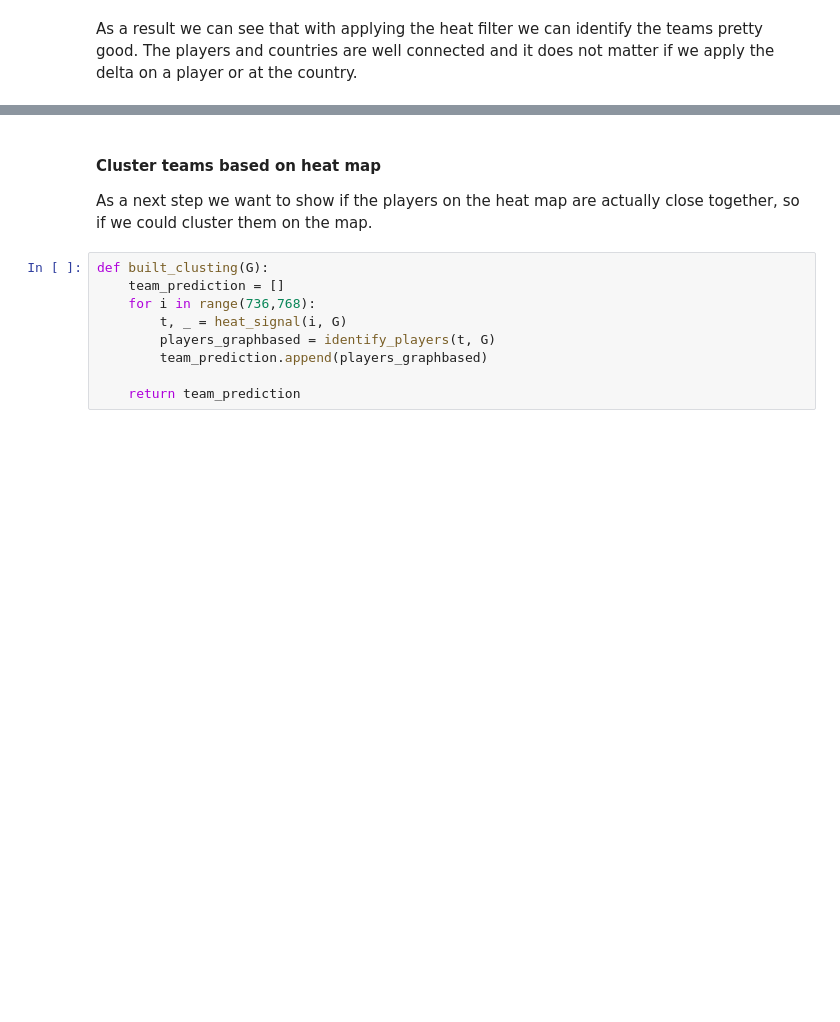
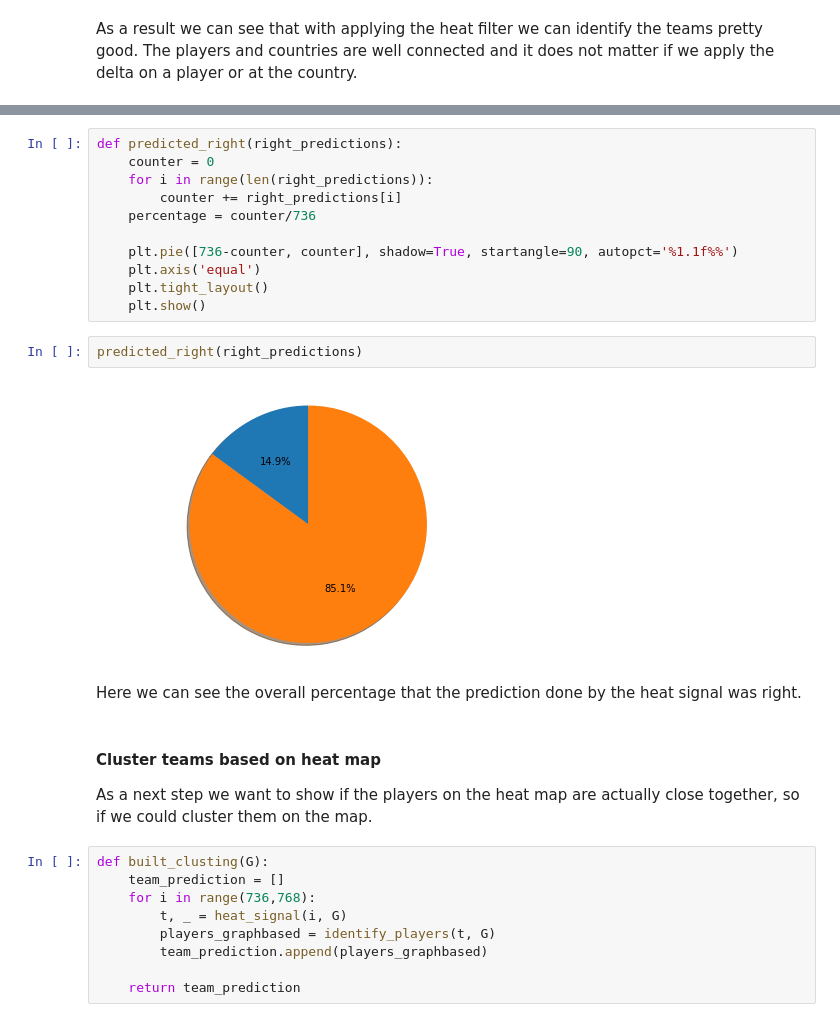
Before and after one commit to ProjectNTDS/Network_World_Cup_Analysis, a Jupyter notebook: Task4.ipynb, the cells around one changed output, grey strips where cells are left out. Cells and saved outputs as stored; diff of their text form; blank space fills up the shorter version.

```diff
--- a/Task4.ipynb
+++ b/Task4.ipynb
@@ -234,3 +277,20 @@ As a result we can see that with applying the heat filter we can identify the te
+# %%
+def predicted_right(right_predictions):
+    counter = 0
+    for i in range(len(right_predictions)):
+        counter += right_predictions[i]
+    percentage = counter/736
+
+    plt.pie([736-counter, counter], shadow=True, startangle=90, autopct='%1.1f%%')
+    plt.axis('equal')
+    plt.tight_layout()
+    plt.show()
+# %%
+predicted_right(right_predictions)
+# %% [output]
+[figure, added]
+# %% [markdown]
+Here we can see the overall percentage that the prediction done by the heat signal was right.
 # %% [markdown]
 #### Cluster teams based on heat map
 As a next step we want to show if the players on the heat map are actually close together, so if we could cluster them on the map.
```
Also changed, not shown: parts of 8 cells of this notebook.
